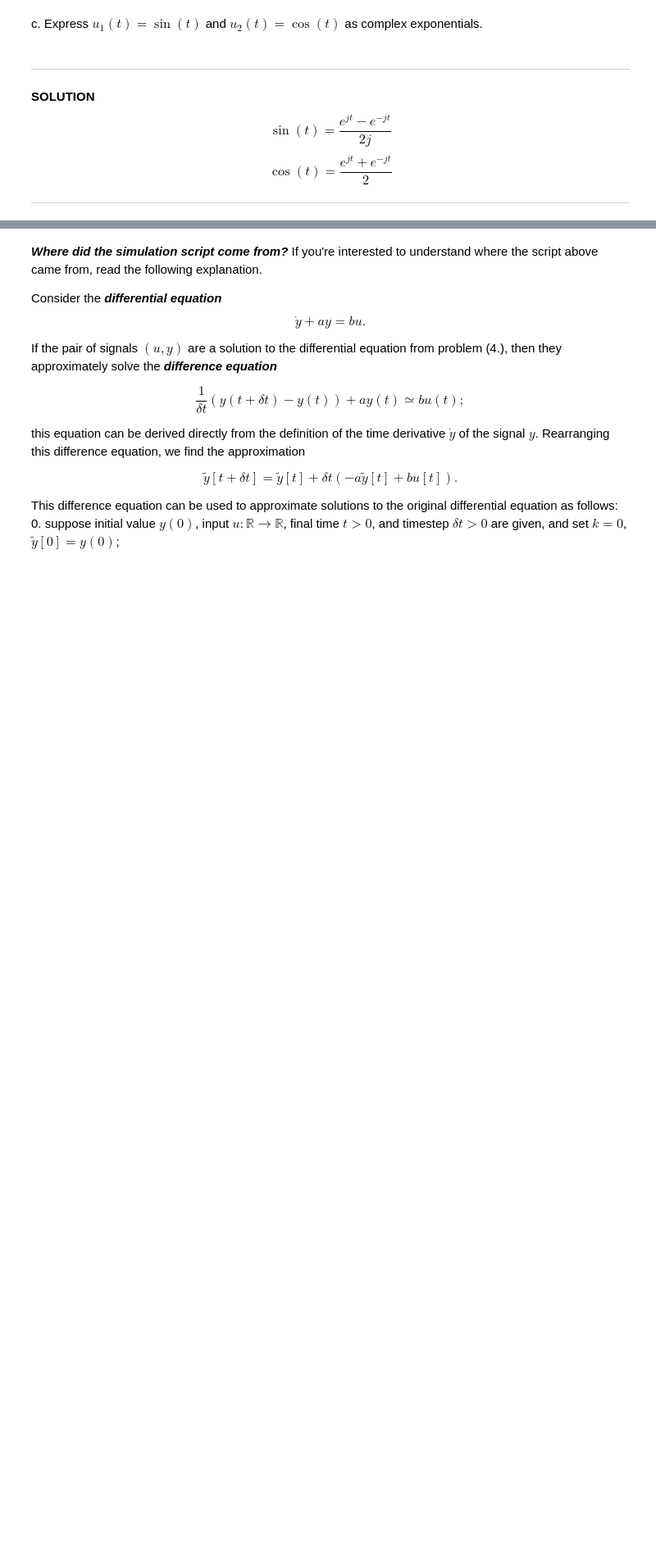
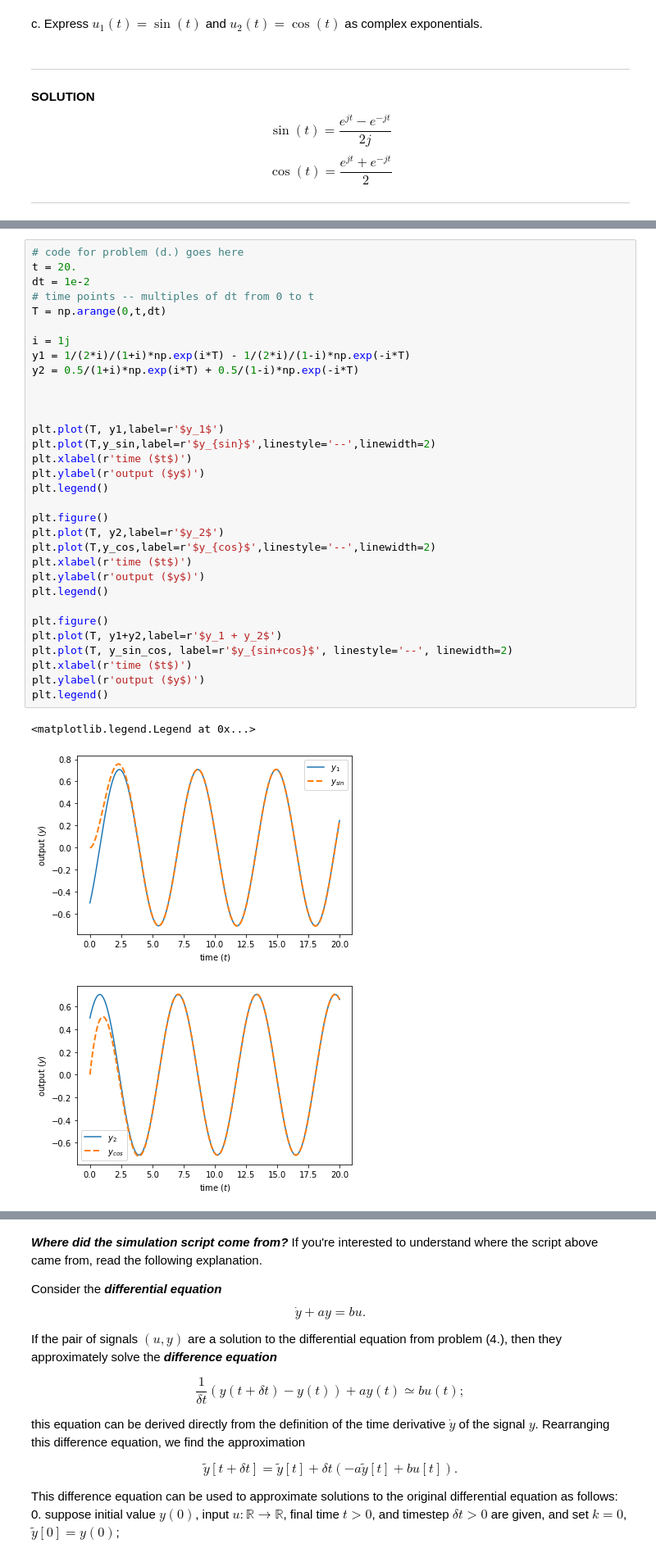
Before and after one commit to JGSuw/ee447_hw_solutions_public, a Jupyter notebook: 447_hw1_solution.ipynb, the cells around one changed output, grey strips where cells are left out. Shown: that part at 82% size. Drawn from its saved outputs; the diff is of its cells as text; blank space fills up the shorter version.

```diff
--- a/447_hw1_solution.ipynb
+++ b/447_hw1_solution.ipynb
@@ -419,0 +398,36 @@ plt.plot(Tcrap,ycrap)
+# %%
+# code for problem (d.) goes here
+t = 20.
+dt = 1e-2
+# time points -- multiples of dt from 0 to t
+T = np.arange(0,t,dt)
+
+i = 1j
+y1 = 1/(2*i)/(1+i)*np.exp(i*T) - 1/(2*i)/(1-i)*np.exp(-i*T)
+y2 = 0.5/(1+i)*np.exp(i*T) + 0.5/(1-i)*np.exp(-i*T)
+
+
+
+plt.plot(T, y1,label=r'$y_1$')
+plt.plot(T,y_sin,label=r'$y_{sin}$',linestyle='--',linewidth=2)
+plt.xlabel(r'time ($t$)')
+plt.ylabel(r'output ($y$)')
+plt.legend()
+
+plt.figure()
+plt.plot(T, y2,label=r'$y_2$')
+plt.plot(T,y_cos,label=r'$y_{cos}$',linestyle='--',linewidth=2)
+plt.xlabel(r'time ($t$)')
+plt.ylabel(r'output ($y$)')
+plt.legend()
+
+plt.figure()
+plt.plot(T, y1+y2,label=r'$y_1 + y_2$')
+plt.plot(T, y_sin_cos, label=r'$y_{sin+cos}$', linestyle='--', linewidth=2)
+plt.xlabel(r'time ($t$)')
+plt.ylabel(r'output ($y$)')
+plt.legend()
+# %% [output]
+<matplotlib.legend.Legend at 0x...>
+[figure, added]
+[figure, added]
```
Also changed, not shown: parts of 7 cells of this notebook, 1 other file.
